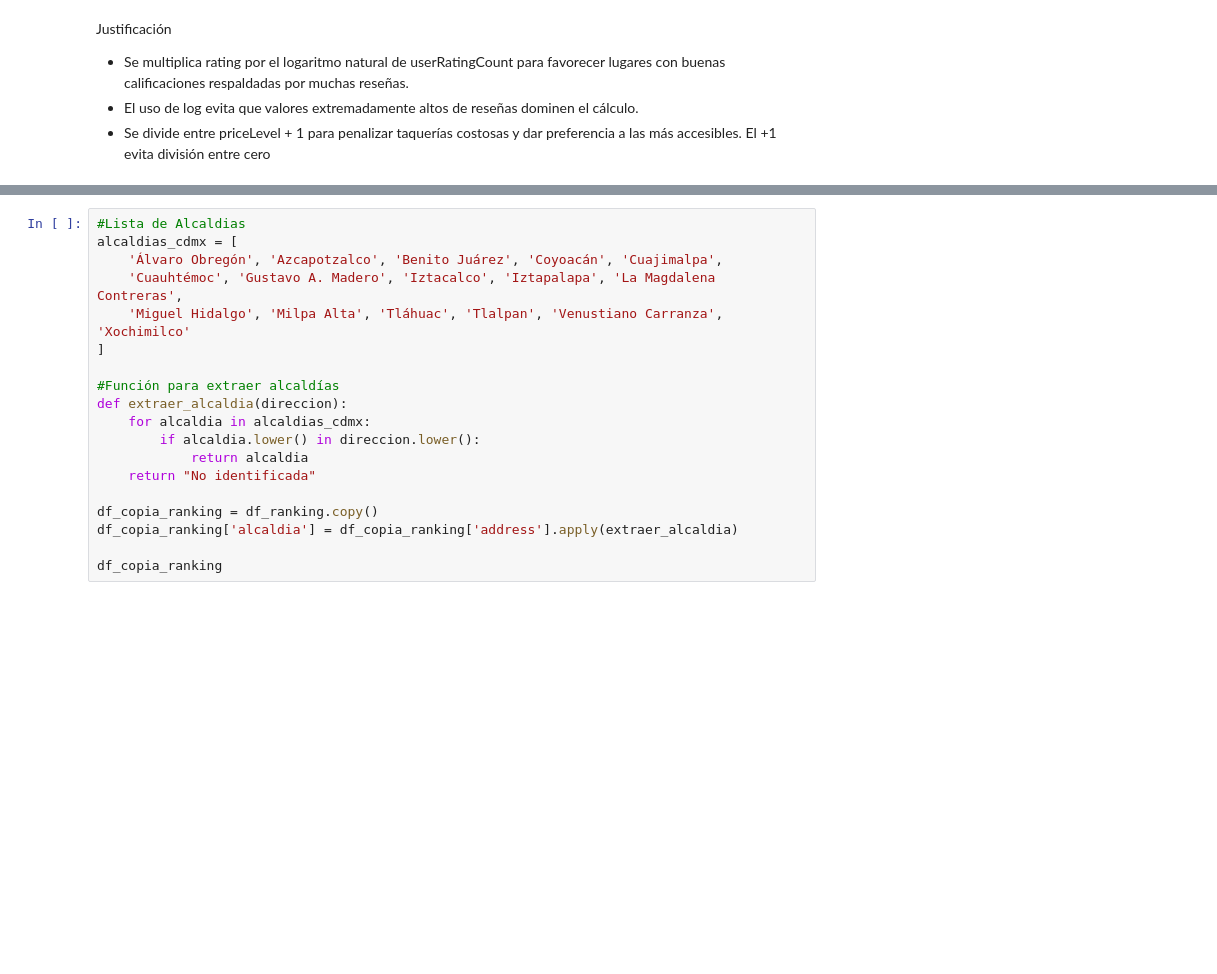
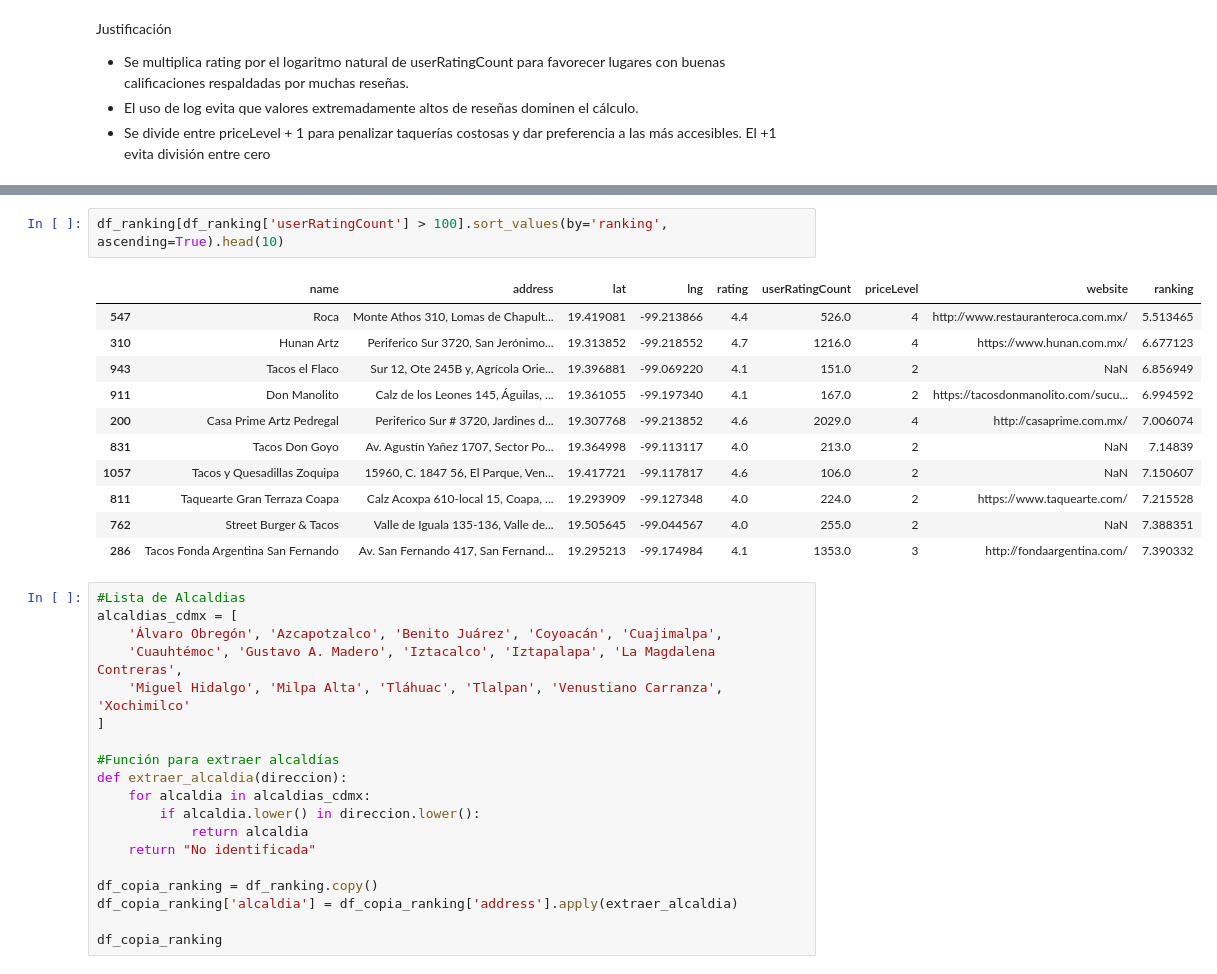
Before and after one commit to soto-amalia/tacos, a Jupyter notebook: tacos.ipynb, the cells around one changed output, grey strips where cells are left out. Saved outputs shown, nothing was run; the diff lists cells and outputs as text; blank space fills up the shorter version.

```diff
--- a/tacos.ipynb
+++ b/tacos.ipynb
@@ -568,3 +546,17 @@ Bottom 10 taquerías según ranking ponderado:
+# %%
+df_ranking[df_ranking['userRatingCount'] > 100].sort_values(by='ranking', ascending=True).head(10)
+# %% [output]
+|  | name | address | lat | lng | rating | userRatingCount | priceLevel | website | ranking |
+| 547 | Roca | Monte Athos 310, Lomas de Chapult... | 19.419081 | -99.213866 | 4.4 | 526.0 | 4 | http://www.restauranteroca.com.mx/ | 5.513465 |
+| 310 | Hunan Artz | Periferico Sur 3720, San Jerónimo... | 19.313852 | -99.218552 | 4.7 | 1216.0 | 4 | https://www.hunan.com.mx/ | 6.677123 |
+| 943 | Tacos el Flaco | Sur 12, Ote 245B y, Agrícola Orie... | 19.396881 | -99.069220 | 4.1 | 151.0 | 2 | NaN | 6.856949 |
+| 911 | Don Manolito | Calz de los Leones 145, Águilas, ... | 19.361055 | -99.197340 | 4.1 | 167.0 | 2 | https://tacosdonmanolito.com/sucu... | 6.994592 |
+| 200 | Casa Prime Artz Pedregal | Periferico Sur # 3720, Jardines d... | 19.307768 | -99.213852 | 4.6 | 2029.0 | 4 | http://casaprime.com.mx/ | 7.006074 |
+| 831 | Tacos Don Goyo | Av. Agustín Yañez 1707, Sector Po... | 19.364998 | -99.113117 | 4.0 | 213.0 | 2 | NaN | 7.14839 |
+| 1057 | Tacos y Quesadillas Zoquipa | 15960, C. 1847 56, El Parque, Ven... | 19.417721 | -99.117817 | 4.6 | 106.0 | 2 | NaN | 7.150607 |
+| 811 | Taquearte Gran Terraza Coapa | Calz Acoxpa 610-local 15, Coapa, ... | 19.293909 | -99.127348 | 4.0 | 224.0 | 2 | https://www.taquearte.com/ | 7.215528 |
+| 762 | Street Burger & Tacos | Valle de Iguala 135-136, Valle de... | 19.505645 | -99.044567 | 4.0 | 255.0 | 2 | NaN | 7.388351 |
+| 286 | Tacos Fonda Argentina San Fernando | Av. San Fernando 417, San Fernand... | 19.295213 | -99.174984 | 4.1 | 1353.0 | 3 | http://fondaargentina.com/ | 7.390332 |
 # %%
 #Lista de Alcaldias
 alcaldias_cdmx = [
```
Also changed, not shown: parts of 9 cells of this notebook.
